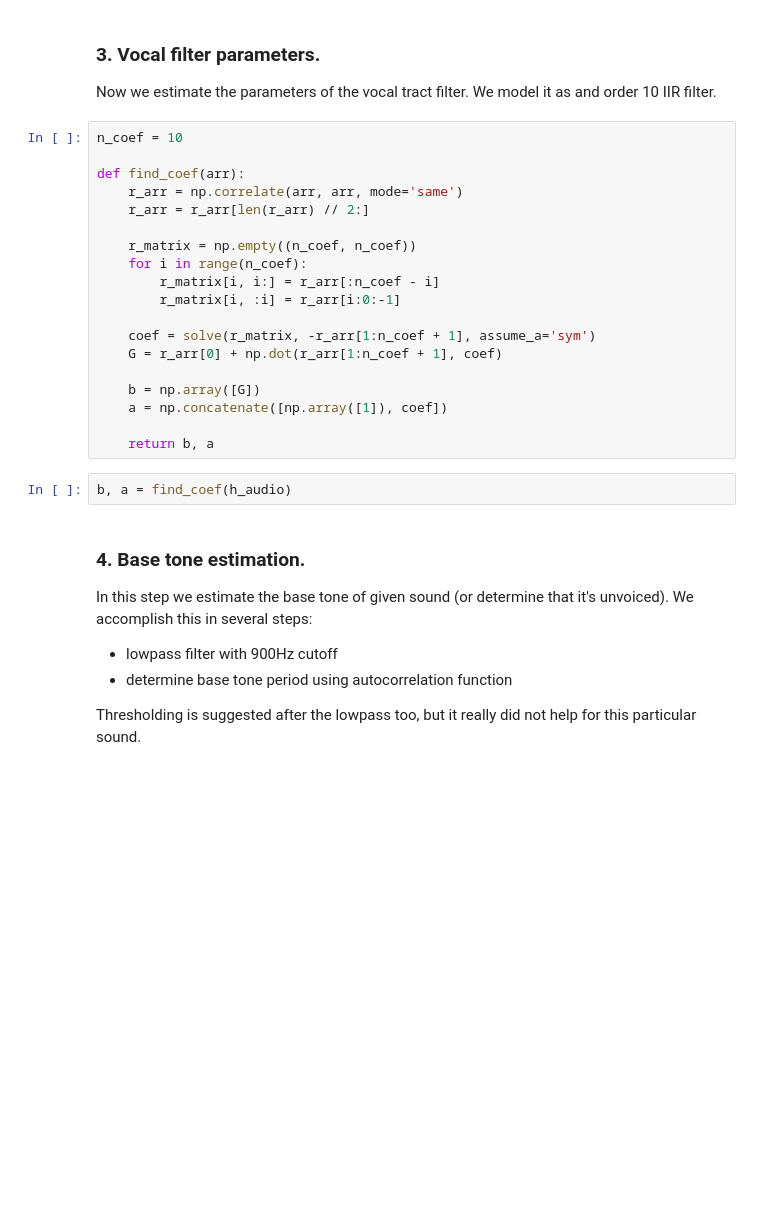
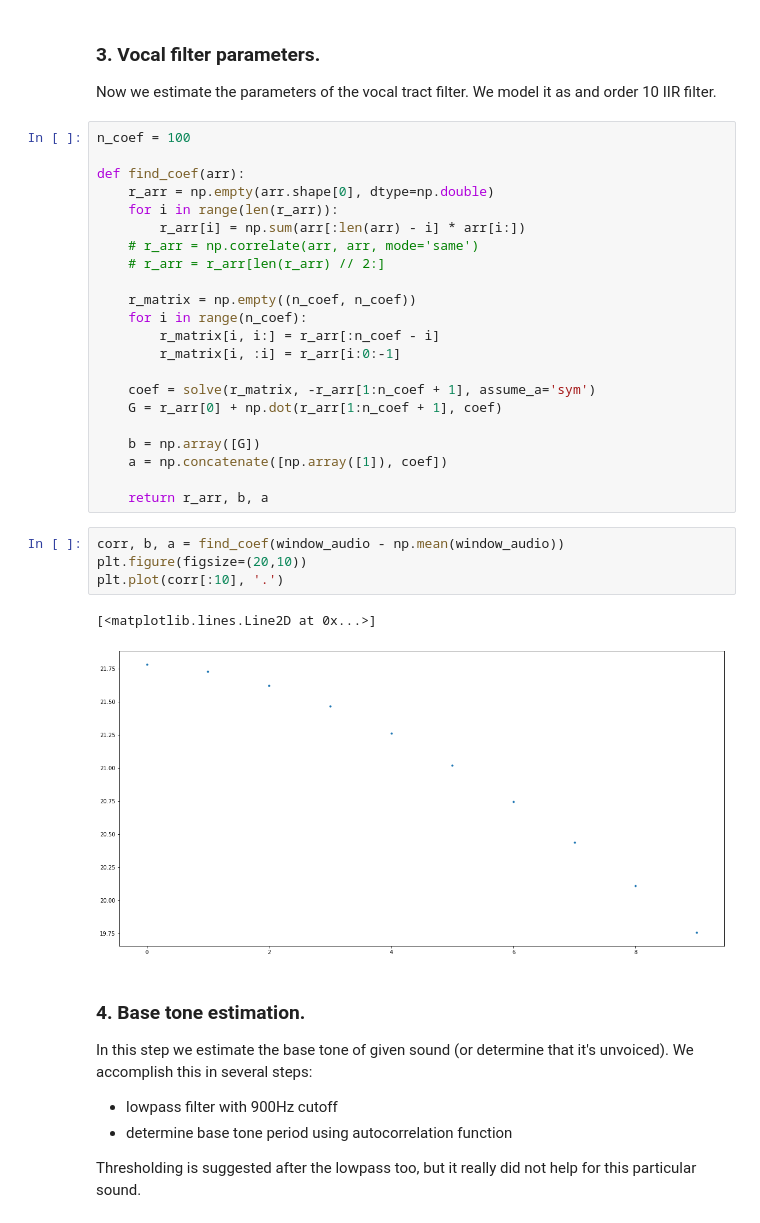
Before and after one commit to enthyp/DSP, a Jupyter notebook: lpc-10/examples/pipeline.ipynb, the cells around one changed output. Saved outputs shown, nothing was run; the diff lists cells and outputs as text; blank space fills up the shorter version.

```diff
--- a/lpc-10/examples/pipeline.ipynb
+++ b/lpc-10/examples/pipeline.ipynb
@@ -53,11 +54,14 @@ plot_audio(h_audio)
 ### 3. Vocal filter parameters.
 Now we estimate the parameters of the vocal tract filter. We model it as and order 10 IIR filter.
 # %%
-n_coef = 10
+n_coef = 100
 
 def find_coef(arr):
-    r_arr = np.correlate(arr, arr, mode='same')
-    r_arr = r_arr[len(r_arr) // 2:]
+    r_arr = np.empty(arr.shape[0], dtype=np.double)
+    for i in range(len(r_arr)):
+        r_arr[i] = np.sum(arr[:len(arr) - i] * arr[i:])
+    # r_arr = np.correlate(arr, arr, mode='same')
+    # r_arr = r_arr[len(r_arr) // 2:]
 
     r_matrix = np.empty((n_coef, n_coef))
     for i in range(n_coef):
@@ -70,9 +74,14 @@ def find_coef(arr):
     b = np.array([G])
     a = np.concatenate([np.array([1]), coef])
 
-    return b, a
+    return r_arr, b, a
-# %%
-b, a = find_coef(h_audio)
+# %%
+corr, b, a = find_coef(window_audio - np.mean(window_audio))
+plt.figure(figsize=(20,10))
+plt.plot(corr[:10], '.')
+# %% [output]
+[<matplotlib.lines.Line2D at 0x...>]
+[figure, added]
 # %% [markdown]
 ### 4. Base tone estimation.
 In this step we estimate the base tone of given sound (or determine that it's unvoiced). We accomplish this in several steps:
```
Also changed, not shown: parts of 15 cells of this notebook, 2 other files.
